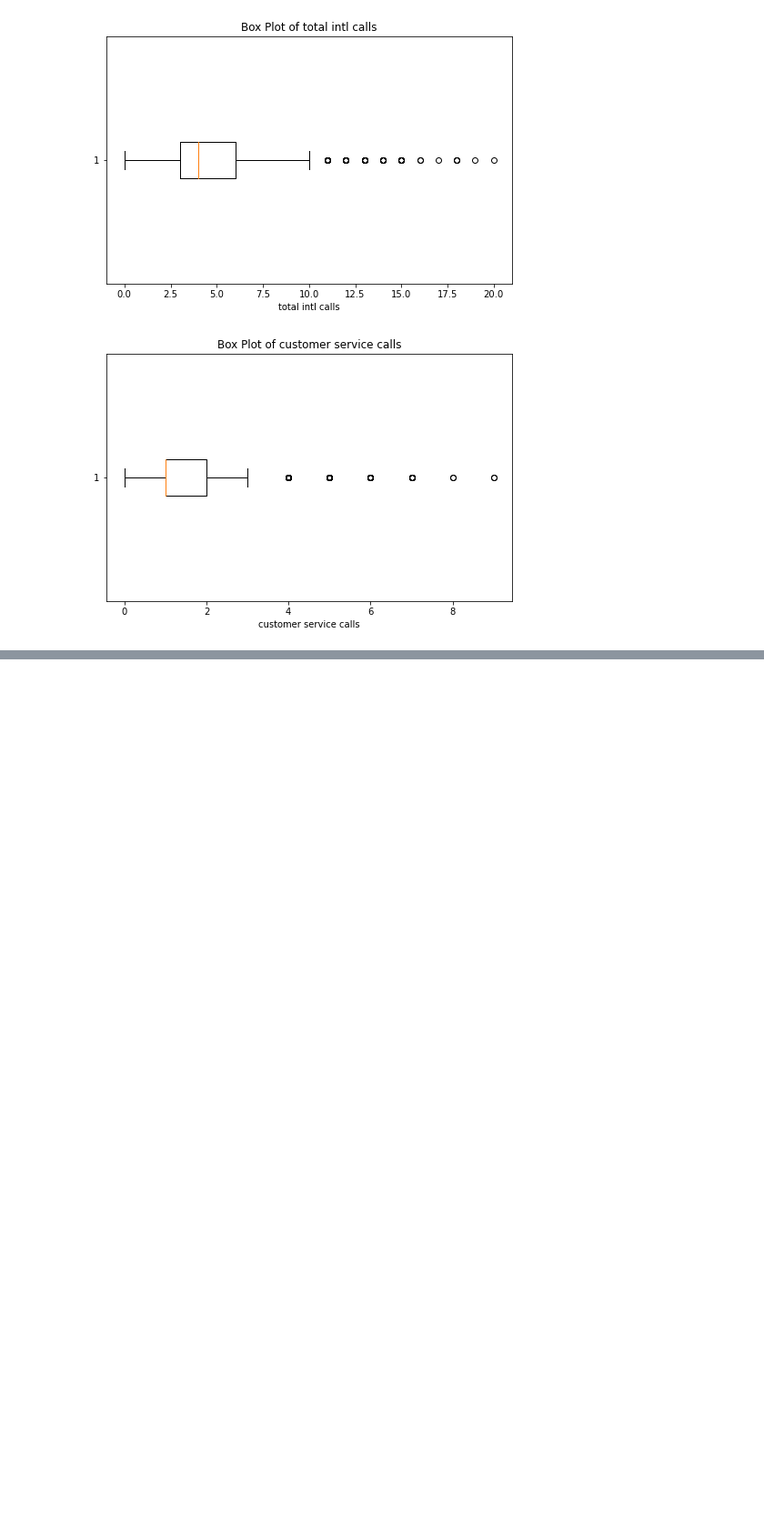
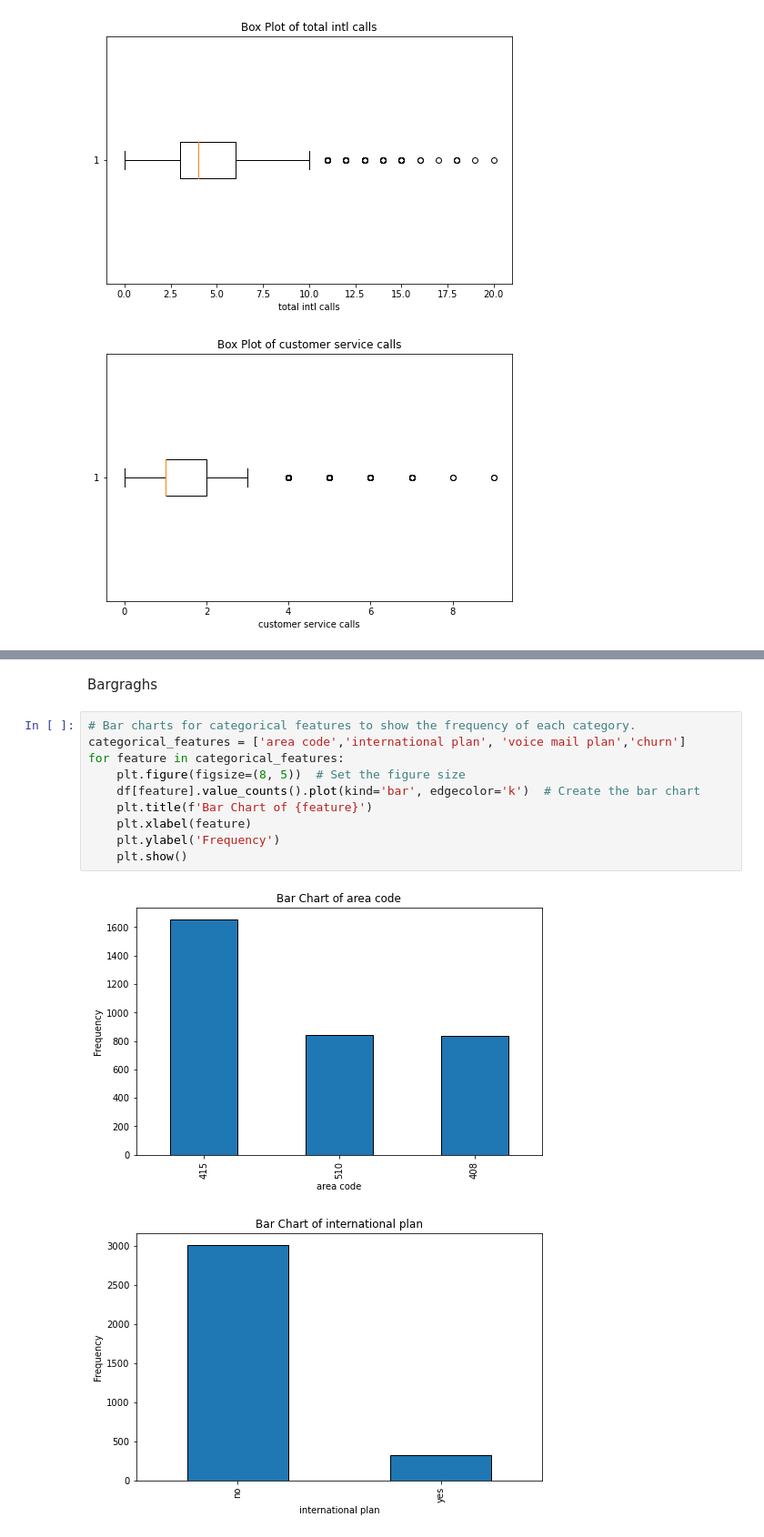
Before and after one commit to Pupity/dsc-phase3-projects, a Jupyter notebook: Student.ipynb, the cells around one changed output, grey strips where cells are left out. Shown at 91% size. Drawn from its saved outputs; the diff is of its cells as text; blank space fills up the shorter version.

```diff
--- a/Student.ipynb
+++ b/Student.ipynb
@@ -296,0 +301,15 @@ for feature in numerical_features:
+# %% [markdown]
+Bargraghs
+# %%
+# Bar charts for categorical features to show the frequency of each category.
+categorical_features = ['area code','international plan', 'voice mail plan','churn']
+for feature in categorical_features:
+    plt.figure(figsize=(8, 5))  # Set the figure size
+    df[feature].value_counts().plot(kind='bar', edgecolor='k')  # Create the bar chart
+    plt.title(f'Bar Chart of {feature}')
+    plt.xlabel(feature)
+    plt.ylabel('Frequency')
+    plt.show()
+# %% [output]
+[figure, added]
+[figure, added]
```
Also changed, not shown: parts of 4 cells of this notebook.
